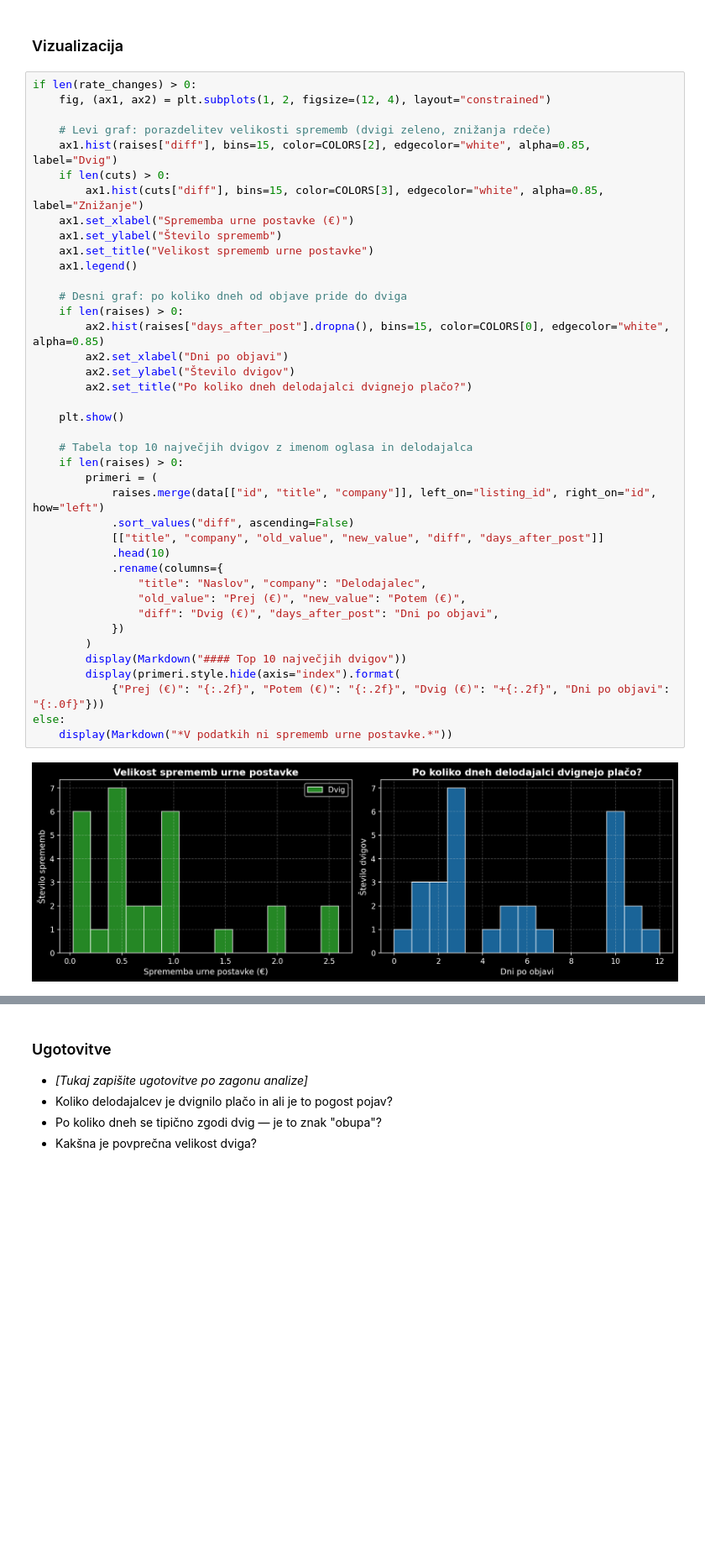
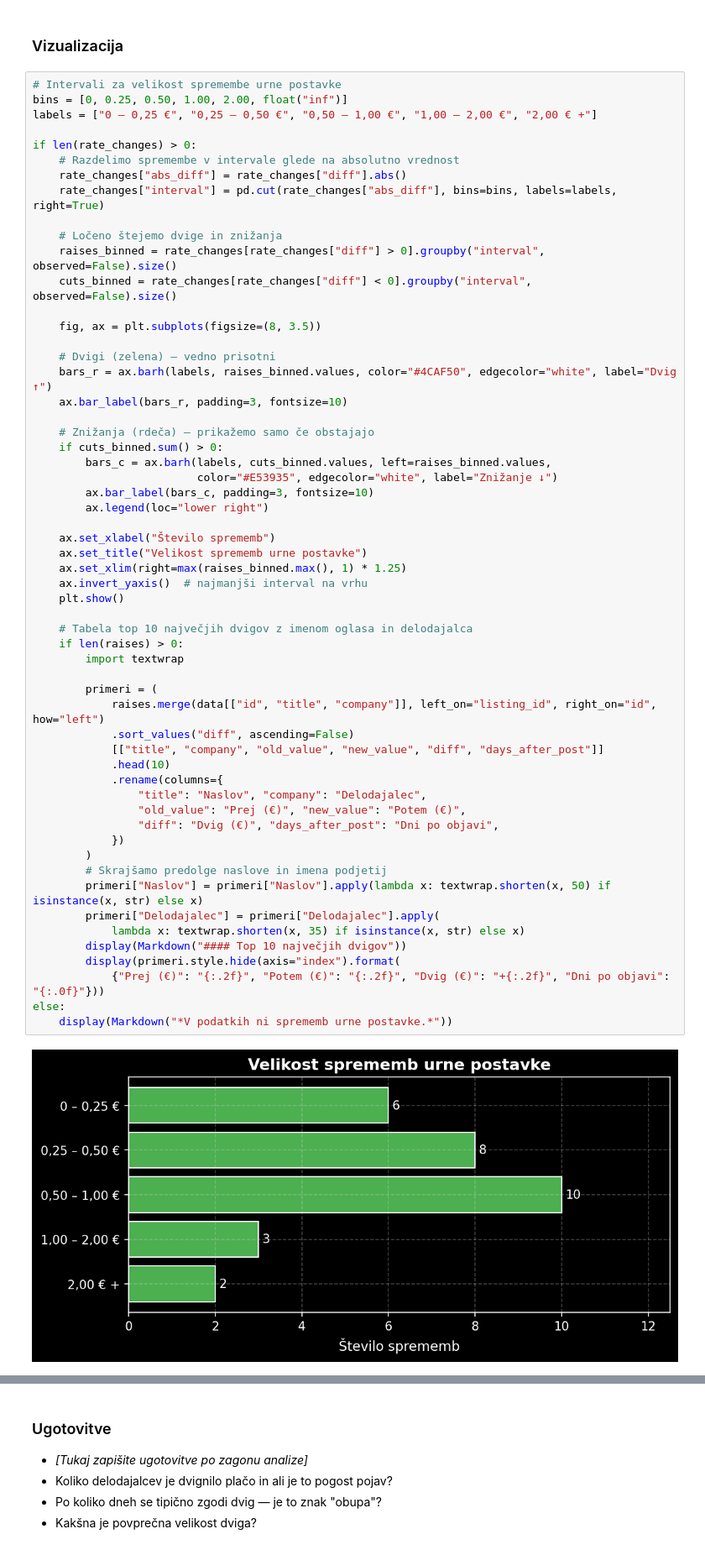
Before and after one commit to svenko99/PR2608, a Jupyter notebook: reports/rezultati.ipynb, the cells around one changed output, grey strips where cells are left out. Shown at 84% size. Drawn from its saved outputs; the diff is of its cells as text; blank space fills up the shorter version.

Commit message:
Change graph for question 2.

```diff
--- a/reports/rezultati.ipynb
+++ b/reports/rezultati.ipynb
@@ -454,47 +454,64 @@ display(povzetek.style.hide(axis="index").set_properties(**{"text-align": "left"
 # %% [markdown]
 ### Vizualizacija
 # %%
+# Intervali za velikost spremembe urne postavke
+bins = [0, 0.25, 0.50, 1.00, 2.00, float("inf")]
+labels = ["0 – 0,25 €", "0,25 – 0,50 €", "0,50 – 1,00 €", "1,00 – 2,00 €", "2,00 € +"]
+
 if len(rate_changes) > 0:
-    fig, (ax1, ax2) = plt.subplots(1, 2, figsize=(12, 4), layout="constrained")
+    # Razdelimo spremembe v intervale glede na absolutno vrednost
+    rate_changes["abs_diff"] = rate_changes["diff"].abs()
+    rate_changes["interval"] = pd.cut(rate_changes["abs_diff"], bins=bins, labels=labels, right=True)
 
-    # Levi graf: porazdelitev velikosti sprememb (dvigi zeleno, znižanja rdeče)
-    ax1.hist(raises["diff"], bins=15, color=COLORS[2], edgecolor="white", alpha=0.85, label="Dvig")
-    if len(cuts) > 0:
-        ax1.hist(cuts["diff"], bins=15, color=COLORS[3], edgecolor="white", alpha=0.85, label="Znižanje")
-    ax1.set_xlabel("Sprememba urne postavke (€)")
-    ax1.set_ylabel("Število sprememb")
-    ax1.set_title("Velikost sprememb urne postavke")
-    ax1.legend()
+    # Ločeno štejemo dvige in znižanja
+    raises_binned = rate_changes[rate_changes["diff"] > 0].groupby("interval", observed=False).size()
+    cuts_binned = rate_changes[rate_changes["diff"] < 0].groupby("interval", observed=False).size()
 
-    # Desni graf: po koliko dneh od objave pride do dviga
-    if len(raises) > 0:
-        ax2.hist(raises["days_after_post"].dropna(), bins=15, color=COLORS[0], edgecolor="white", alpha=0.85)
-        ax2.set_xlabel("Dni po objavi")
-        ax2.set_ylabel("Število dvigov")
-        ax2.set_title("Po koliko dneh delodajalci dvignejo plačo?")
+    fig, ax = plt.subplots(figsize=(8, 3.5))
 
+    # Dvigi (zelena) — vedno prisotni
+    bars_r = ax.barh(labels, raises_binned.values, color="#4CAF50", edgecolor="white", label="Dvig ↑")
+    ax.bar_label(bars_r, padding=3, fontsize=10)
+
+    # Znižanja (rdeča) — prikažemo samo če obstajajo
+    if cuts_binned.sum() > 0:
+        bars_c = ax.barh(labels, cuts_binned.values, left=raises_binned.values,
+                         color="#E53935", edgecolor="white", label="Znižanje ↓")
+        ax.bar_label(bars_c, padding=3, fontsize=10)
+        ax.legend(loc="lower right")
+
+    ax.set_xlabel("Število sprememb")
+    ax.set_title("Velikost sprememb urne postavke")
+    ax.set_xlim(right=max(raises_binned.max(), 1) * 1.25)
+    ax.invert_yaxis()  # najmanjši interval na vrhu
     plt.show()
 
     # Tabela top 10 največjih dvigov z imenom oglasa in delodajalca
     if len(raises) > 0:
+        import textwrap
+
         primeri = (
             raises.merge(data[["id", "title", "company"]], left_on="listing_id", right_on="id", how="left")
             .sort_values("diff", ascending=False)
             [["title", "company", "old_value", "new_value", "diff", "days_after_post"]]
             .head(10)
             .rename(columns={
                 "title": "Naslov", "company": "Delodajalec",
                 "old_value": "Prej (€)", "new_value": "Potem (€)",
                 "diff": "Dvig (€)", "days_after_post": "Dni po objavi",
             })
         )
+        # Skrajšamo predolge naslove in imena podjetij
+        primeri["Naslov"] = primeri["Naslov"].apply(lambda x: textwrap.shorten(x, 50) if isinstance(x, str) else x)
+        primeri["Delodajalec"] = primeri["Delodajalec"].apply(
+            lambda x: textwrap.shorten(x, 35) if isinstance(x, str) else x)
         display(Markdown("#### Top 10 največjih dvigov"))
         display(primeri.style.hide(axis="index").format(
             {"Prej (€)": "{:.2f}", "Potem (€)": "{:.2f}", "Dvig (€)": "+{:.2f}", "Dni po objavi": "{:.0f}"}))
 else:
     display(Markdown("*V podatkih ni sprememb urne postavke.*"))
 # %% [output]
-[figure, old version]
+[figure, new version]
 #### Top 10 največjih dvigov
 | Naslov | Delodajalec | Prej (€) | Potem (€) | Dvig (€) | Dni po objavi |
 | DELO S STRANKAMI | GLOBAL FAST FOOD S, D.O.O. | 8.17 | 10.76 | +2.59 | 3 |
```
Also changed, not shown: parts of 8 cells of this notebook.
